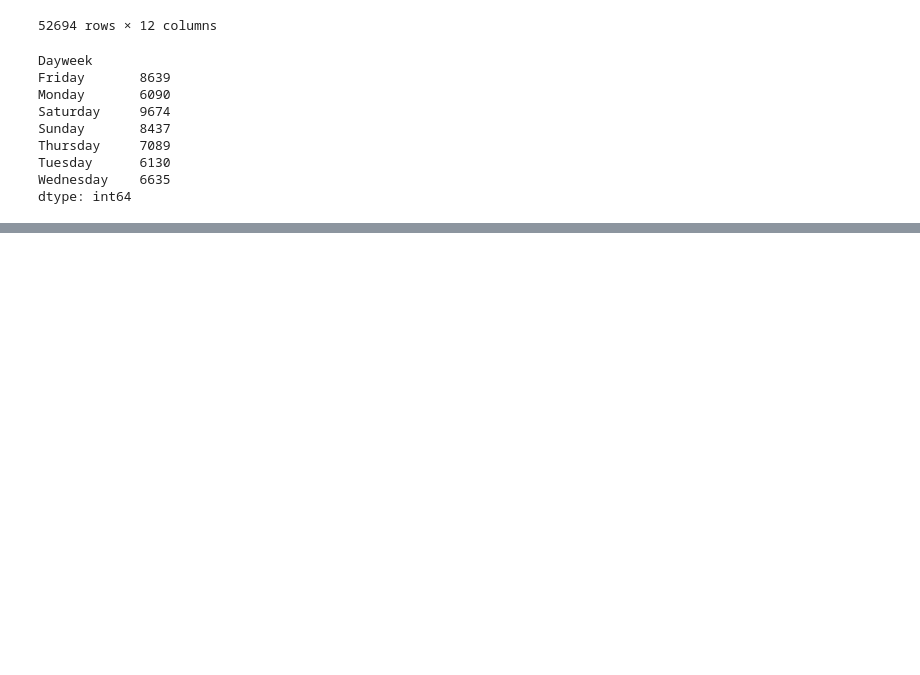
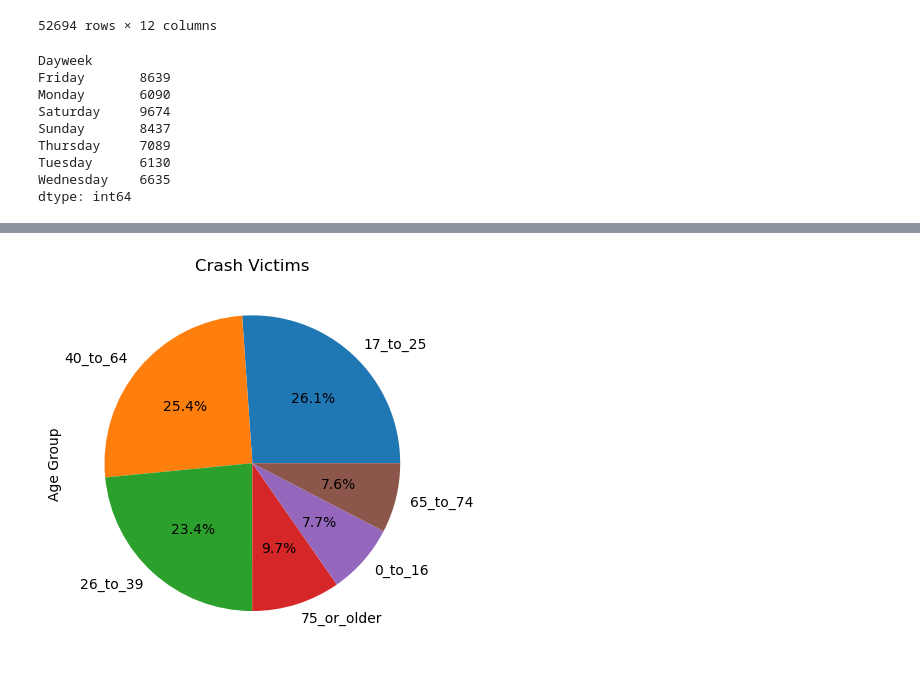
Before and after one commit to Kapedes/project-1-group-2, a Jupyter notebook: Project_1.ipynb, the cells around one changed output, grey strips where cells are left out. Saved outputs shown, nothing was run; the diff lists cells and outputs as text; code cells hidden in the pictures; blank space fills up the shorter version.

```diff
--- a/Project_1.ipynb
+++ b/Project_1.ipynb
@@ -178,0 +289,9 @@ The day of the week with the most crashes is Saturday with 9674 crashes.
+# %%
+crash_victims = cleaned_crash_data_1_df["Age Group"].value_counts()
+
+crash_victims.plot(kind = "pie" , autopct="%1.1f%%")
+plt.ylabel('Age Group')
+plt.title('Crash Victims')
+plt.show()
+# %% [output]
+[figure, added]
```
Also changed, not shown: parts of 20 cells of this notebook.
